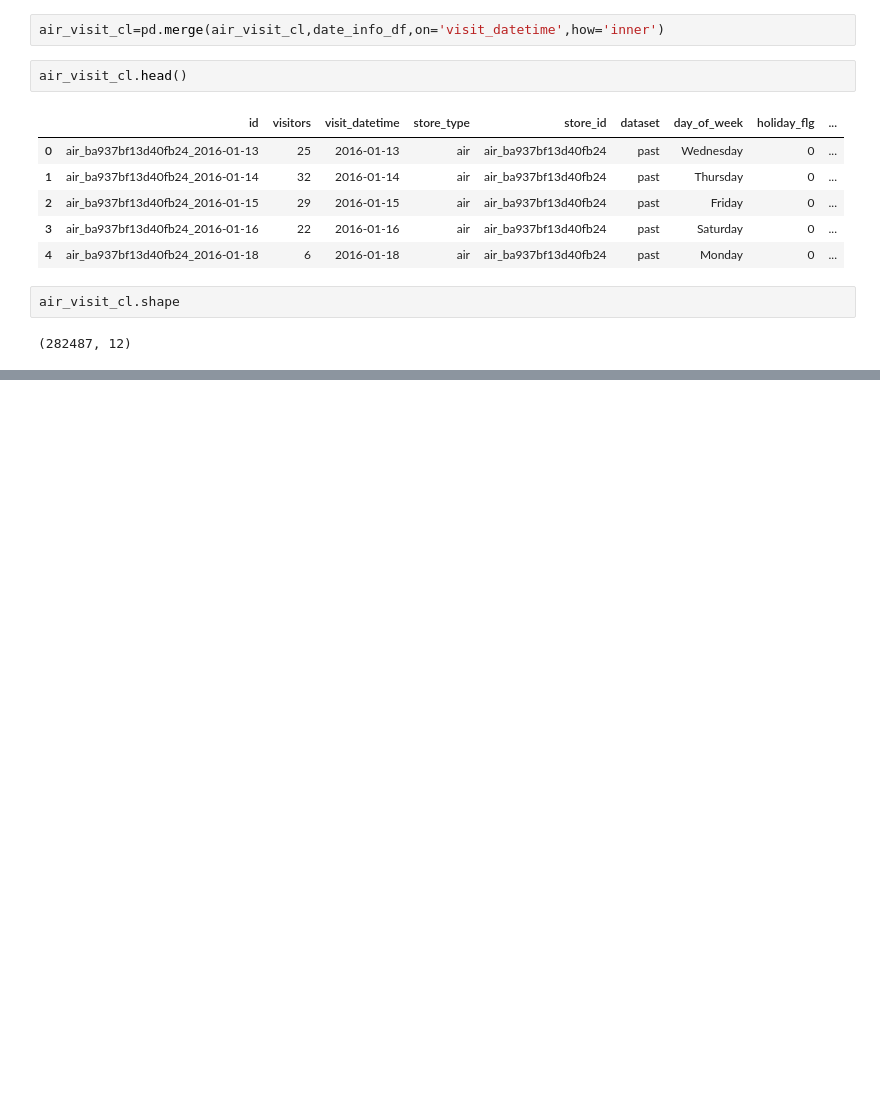
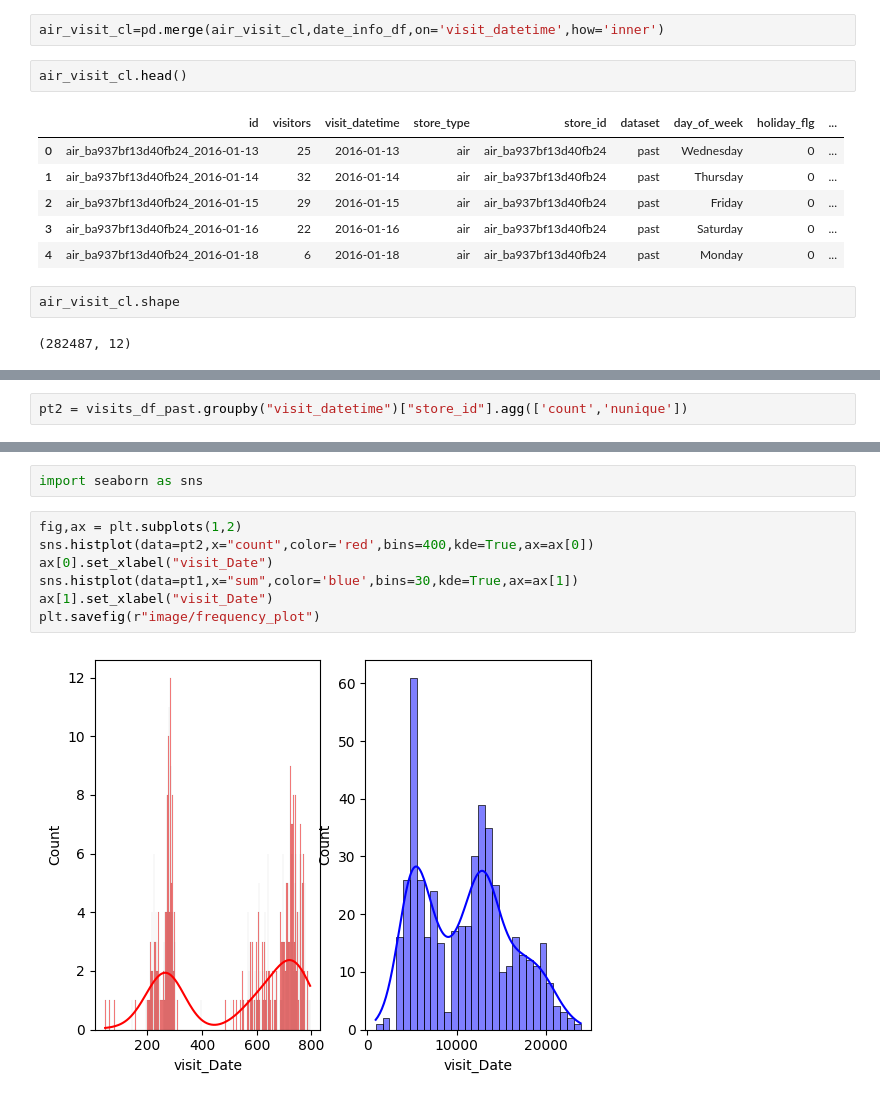
Before and after one commit to prasadPattuvamVeedu/Restaurent_visitor_forecating, a Jupyter notebook: resturent_visitor.ipynb, the cells around one changed output, grey strips where cells are left out. Saved outputs shown, nothing was run; the diff lists cells and outputs as text; blank space fills up the shorter version.

```diff
--- a/resturent_visitor.ipynb
+++ b/resturent_visitor.ipynb
@@ -1105,0 +1161,2 @@ air_visit_cl.shape
+# %%
+pt2 = visits_df_past.groupby("visit_datetime")["store_id"].agg(['count','nunique'])
@@ -1105,0 +1180,11 @@ air_visit_cl.shape
+# %%
+import seaborn as sns
+# %%
+fig,ax = plt.subplots(1,2)
+sns.histplot(data=pt2,x="count",color='red',bins=400,kde=True,ax=ax[0])
+ax[0].set_xlabel("visit_Date")
+sns.histplot(data=pt1,x="sum",color='blue',bins=30,kde=True,ax=ax[1])
+ax[1].set_xlabel("visit_Date")
+plt.savefig(r"image/frequency_plot")
+# %% [output]
+[figure, added]
```
Also changed, not shown: parts of 26 cells of this notebook.
